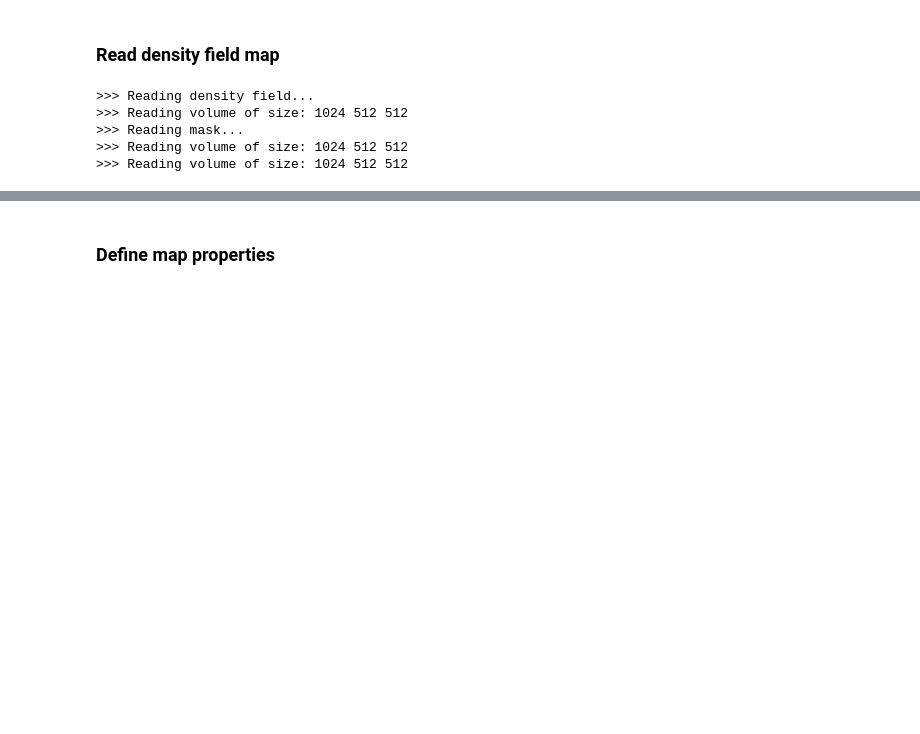
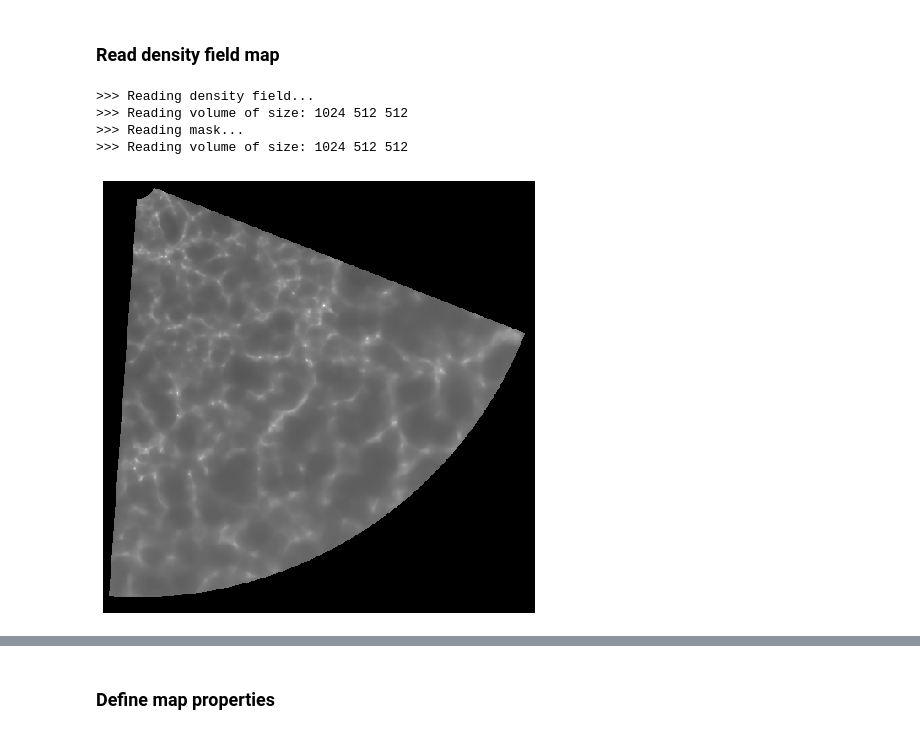
Before and after one commit to miguel-aragon/SDSS_density_explorer, a Jupyter notebook: MANGA-00_explore.ipynb, the cells around one changed output, grey strips where cells are left out. Drawn from its saved outputs; the diff is of its cells as text; code cells hidden in the pictures; blank space fills up the shorter version.

```diff
--- a/MANGA-00_explore.ipynb
+++ b/MANGA-00_explore.ipynb
@@ -26,7 +27,7 @@ from idl import *
 ### Read density field map
 # %%
 PATH = '/Users/miguel/Projects/SDSS_density_explorer/Data/'
-FILE_DENS = 'DR13_D_all_random_boundary.ENS-256.SIG-0.5.fvol'
+FILE_DENS = 'DR13_D_all_random_boundary.ENS-256.SIG-0.5.weighted-masked-delta1.fvol'
 FILE_MASK = 'DR13_D_all.3D_MASK.bvol'
 
 #--- Read volume as global variable
@@ -36,20 +37,13 @@ vol_den = np.asfarray( vol_den, dtype='float' )
 
 print('>>> Reading mask...')
 mask = read_bvolume(PATH + FILE_MASK)
-
-weight = read_bvolume(PATH + 'weights.fvol')
-
-#--- Divide by mean density
-mean_den = np.mean( vol_den.compress((mask != 0).flat) )
-vol_den /= mean_den
-
-#--- Mask density field
-vol_den *= mask
-mask = 0
 # %% [output]
 >>> Reading density field...
 >>> Reading volume of size: 1024 512 512
 >>> Reading mask...
 >>> Reading volume of size: 1024 512 512
->>> Reading volume of size: 1024 512 512
+# %%
+tvscale( vol_den[511,:,:]**0.1 )
+# %% [output]
+[figure, added]
 # %%
```
Also changed, not shown: parts of 12 cells of this notebook, 1 other file.
